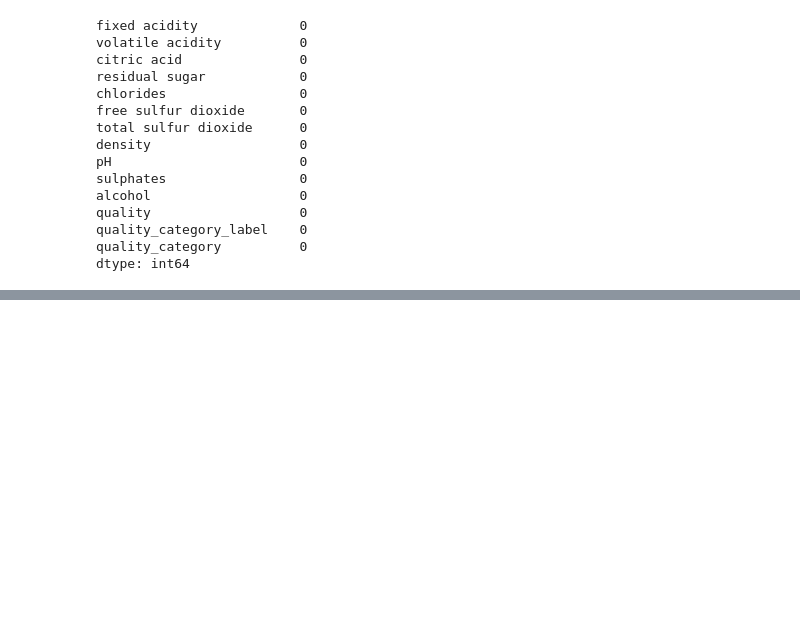
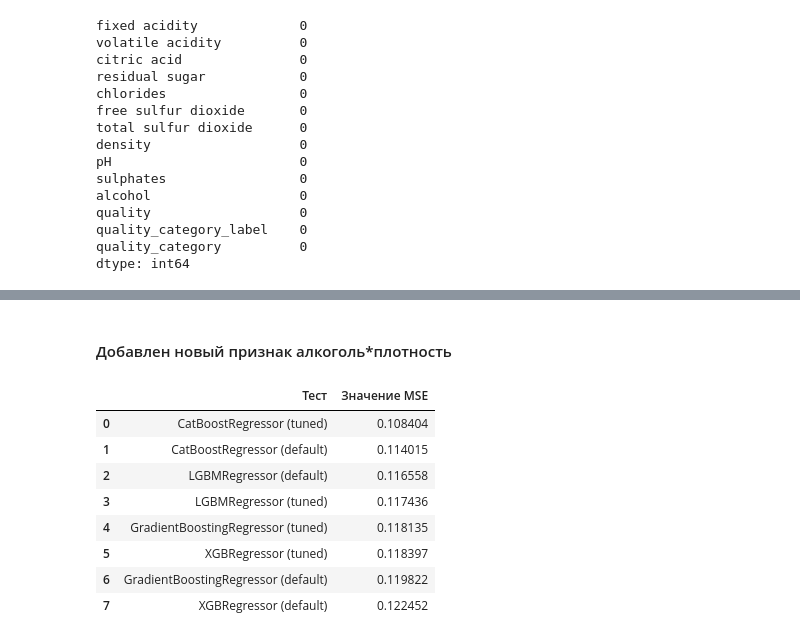
Before and after one commit to Ralfikus/ml-home-tasks, a Jupyter notebook: 6_home_task/home_task_gb.ipynb, the cells around one changed output, grey strips where cells are left out. Saved outputs shown, nothing was run; the diff lists cells and outputs as text; code cells hidden in the pictures; blank space fills up the shorter version.

```diff
--- a/6_home_task/home_task_gb.ipynb
+++ b/6_home_task/home_task_gb.ipynb
@@ -405,0 +440,14 @@ display_importances(best_lgbm)
+# %% [markdown]
+#### Добавлен новый признак алкоголь*плотность
+# %%
+pd.DataFrame(final_result.values()).sort_values(by='Значение MSE').reset_index(drop=True)
+# %% [output]
+|  | Тест | Значение MSE |
+| 0 | CatBoostRegressor (tuned) | 0.108404 |
+| 1 | CatBoostRegressor (default) | 0.114015 |
+| 2 | LGBMRegressor (default) | 0.116558 |
+| 3 | LGBMRegressor (tuned) | 0.117436 |
+| 4 | GradientBoostingRegressor (tuned) | 0.118135 |
+| 5 | XGBRegressor (tuned) | 0.118397 |
+| 6 | GradientBoostingRegressor (default) | 0.119822 |
+| 7 | XGBRegressor (default) | 0.122452 |
```
Also changed, not shown: parts of 21 cells of this notebook.
